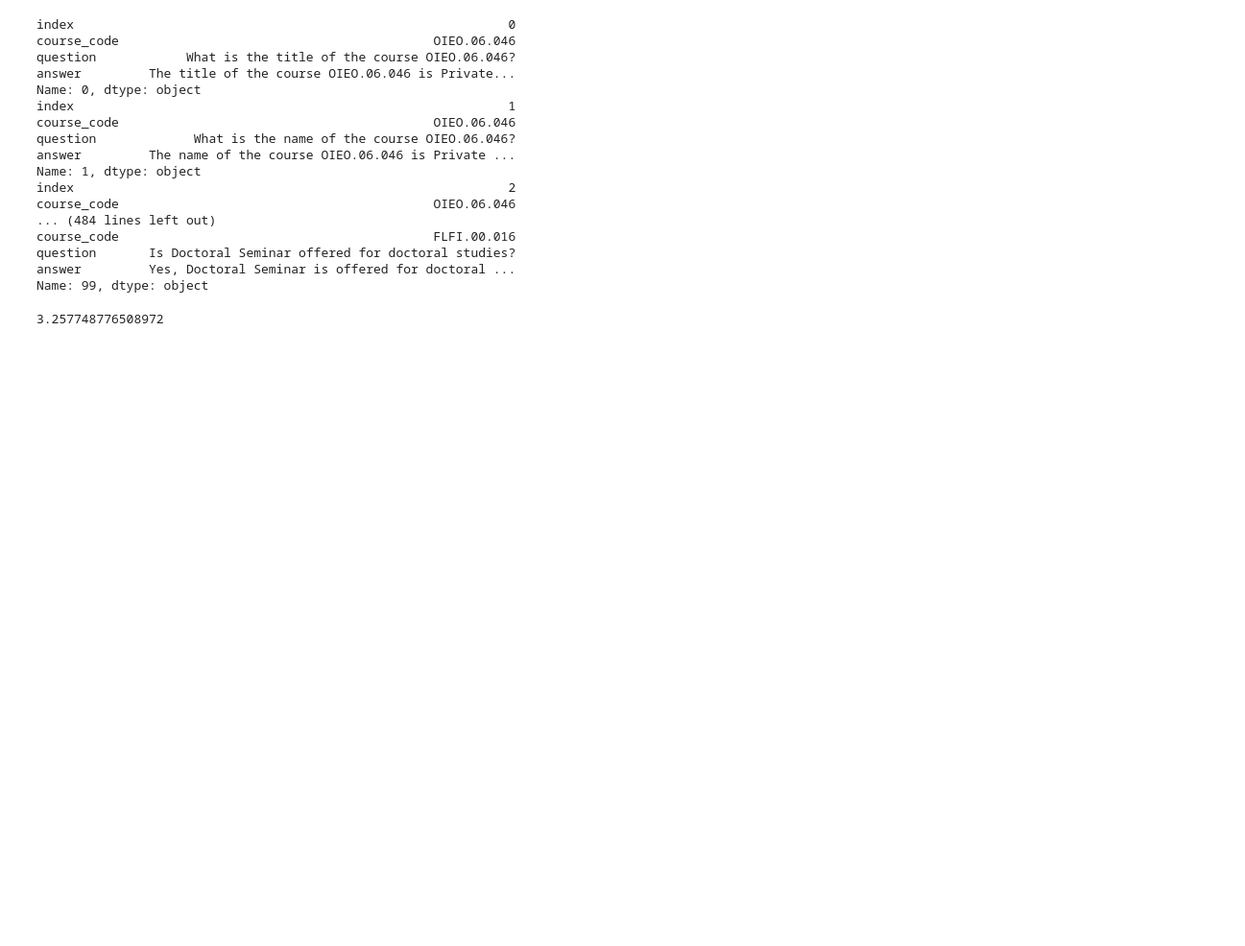
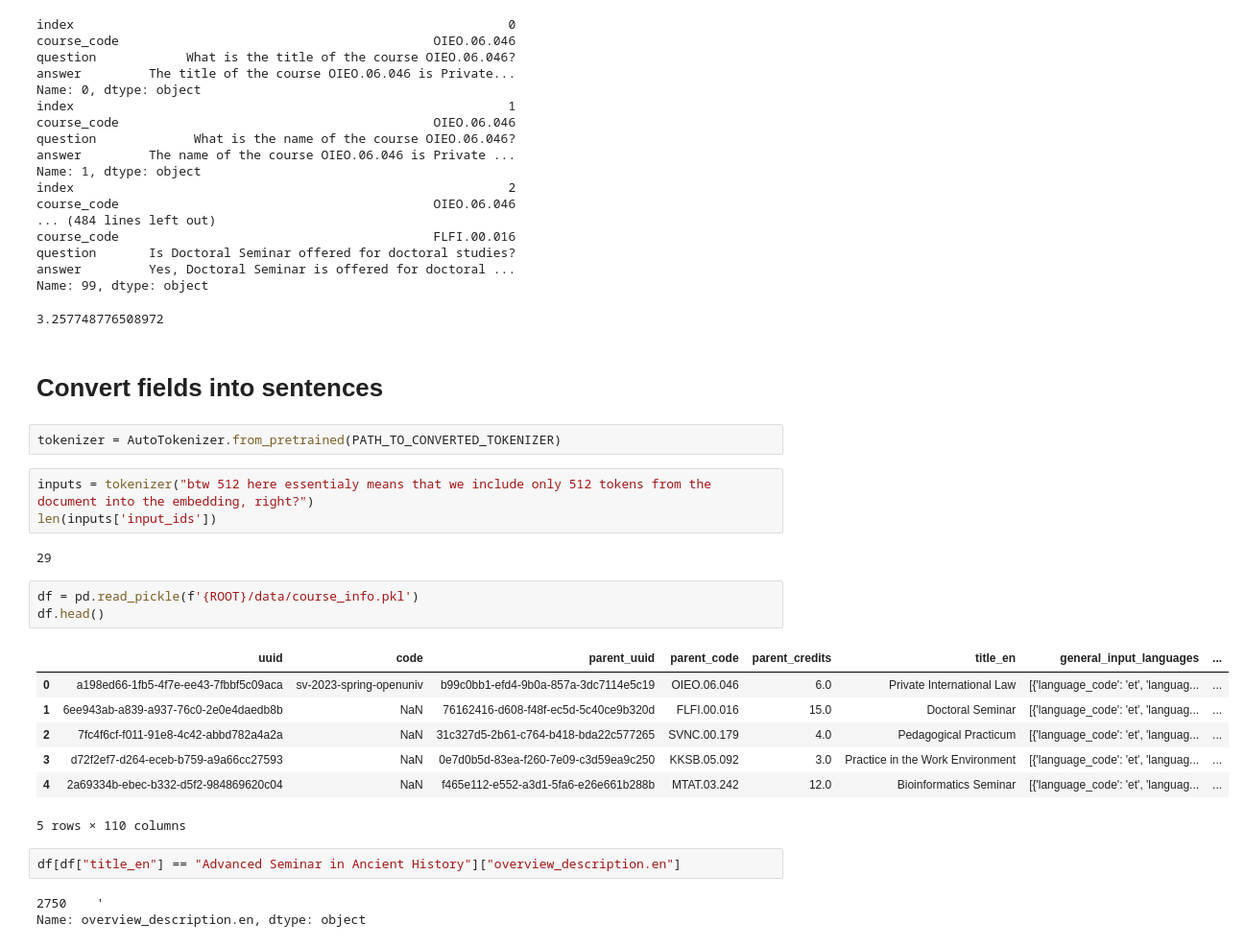
Before and after one commit to DzvinkaYarish/tartu-nlp-courses-qa, a Jupyter notebook: data_exploration.ipynb, the cells around one changed output. Shown at 96% size. Cells and saved outputs as stored; diff of their text form; blank space fills up the shorter version.

```diff
--- a/data_exploration.ipynb
+++ b/data_exploration.ipynb
@@ -201,3 +202,28 @@ question       Is Doctoral Seminar offered for doctoral studies?
 answer         Yes, Doctoral Seminar is offered for doctoral ...
 Name: 99, dtype: object
 3.257748776508972
+# %% [markdown]
+# Convert fields into sentences
+# %%
+tokenizer = AutoTokenizer.from_pretrained(PATH_TO_CONVERTED_TOKENIZER)
+# %%
+inputs = tokenizer("btw 512 here essentialy means that we include only 512 tokens from the document into the embedding, right?")
+len(inputs['input_ids'])
+# %% [output]
+29
+# %%
+df = pd.read_pickle(f'{ROOT}/data/course_info.pkl')
+df.head()
+# %% [output]
+|  | uuid | code | parent_uuid | parent_code | parent_credits | title_en | general_input_languages | ... |
+| 0 | a198ed66-1fb5-4f7e-ee43-7fbbf5c09aca | sv-2023-spring-openuniv | b99c0bb1-efd4-9b0a-857a-3dc7114e5c19 | OIEO.06.046 | 6.0 | Private International Law | [{'language_code': 'et', 'languag... | ... |
+| 1 | 6ee943ab-a839-a937-76c0-2e0e4daedb8b | NaN | 76162416-d608-f48f-ec5d-5c40ce9b320d | FLFI.00.016 | 15.0 | Doctoral Seminar | [{'language_code': 'et', 'languag... | ... |
+| 2 | 7fc4f6cf-f011-91e8-4c42-abbd782a4a2a | NaN | 31c327d5-2b61-c764-b418-bda22c577265 | SVNC.00.179 | 4.0 | Pedagogical Practicum | [{'language_code': 'et', 'languag... | ... |
+| 3 | d72f2ef7-d264-eceb-b759-a9a66cc27593 | NaN | 0e7d0b5d-83ea-f260-7e09-c3d59ea9c250 | KKSB.05.092 | 3.0 | Practice in the Work Environment | [{'language_code': 'et', 'languag... | ... |
+| 4 | 2a69334b-ebec-b332-d5f2-984869620c04 | NaN | f465e112-e552-a3d1-5fa6-e26e661b288b | MTAT.03.242 | 12.0 | Bioinformatics Seminar | [{'language_code': 'et', 'languag... | ... |
+5 rows × 110 columns
+# %%
+df[df["title_en"] == "Advanced Seminar in Ancient History"]["overview_description.en"]
+# %% [output]
+2750    '
+Name: overview_description.en, dtype: object
```
Also changed, not shown: parts of 17 cells of this notebook, 2 other files.
